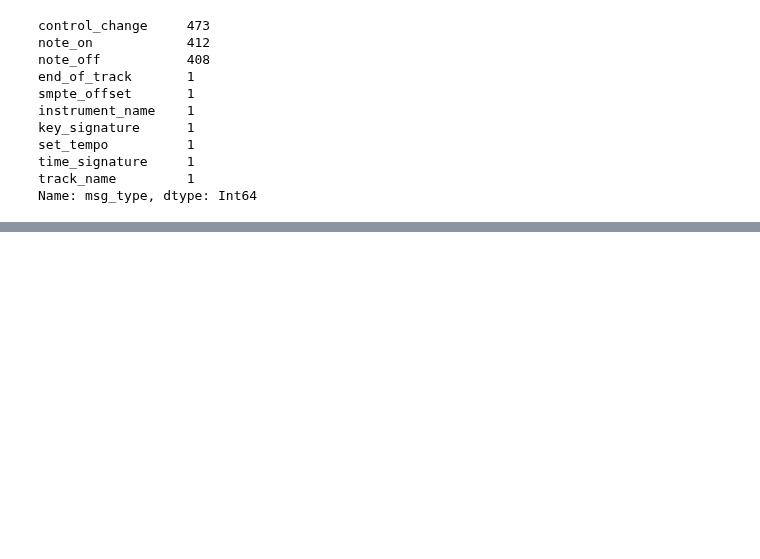
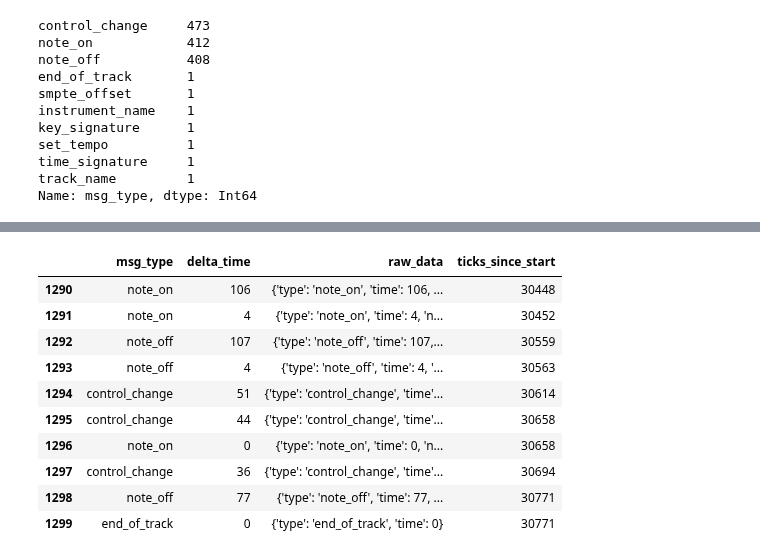
Before and after one commit to curtiscu/LYIT, a Jupyter notebook: LYIT_Diss_MIDI_Mido_1.ipynb, the cells around one changed output, grey strips where cells are left out. Saved outputs shown, nothing was run; the diff lists cells and outputs as text; code cells hidden in the pictures; blank space fills up the shorter version.

```diff
--- a/LYIT_Diss_MIDI_Mido_1.ipynb
+++ b/LYIT_Diss_MIDI_Mido_1.ipynb
@@ -387,0 +473,14 @@ Name: msg_type, dtype: Int64
+# %%
+df_midi_1.tail(10)
+# %% [output]
+|  | msg_type | delta_time | raw_data | ticks_since_start |
+| 1290 | note_on | 106 | {'type': 'note_on', 'time': 106, ... | 30448 |
+| 1291 | note_on | 4 | {'type': 'note_on', 'time': 4, 'n... | 30452 |
+| 1292 | note_off | 107 | {'type': 'note_off', 'time': 107,... | 30559 |
+| 1293 | note_off | 4 | {'type': 'note_off', 'time': 4, '... | 30563 |
+| 1294 | control_change | 51 | {'type': 'control_change', 'time'... | 30614 |
+| 1295 | control_change | 44 | {'type': 'control_change', 'time'... | 30658 |
+| 1296 | note_on | 0 | {'type': 'note_on', 'time': 0, 'n... | 30658 |
+| 1297 | control_change | 36 | {'type': 'control_change', 'time'... | 30694 |
+| 1298 | note_off | 77 | {'type': 'note_off', 'time': 77, ... | 30771 |
+| 1299 | end_of_track | 0 | {'type': 'end_of_track', 'time': 0} | 30771 |
```
Also changed, not shown: parts of 14 cells of this notebook.
